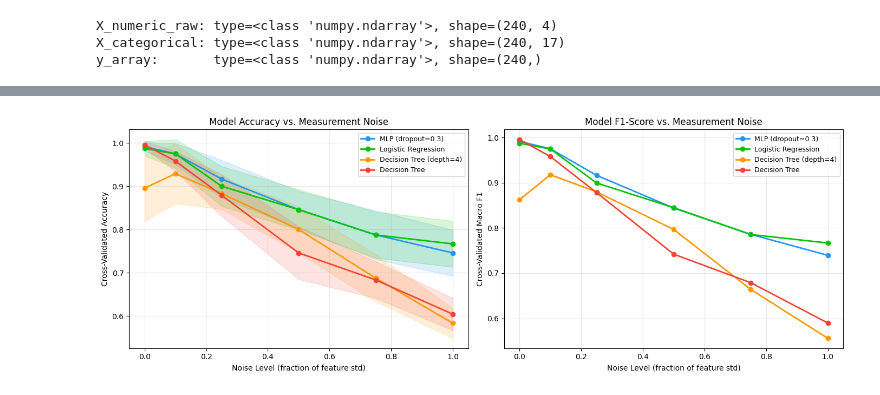
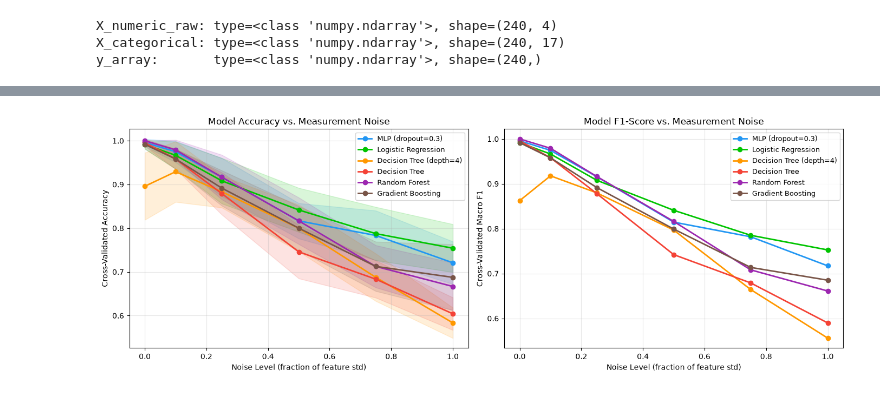
Before and after one commit to brianurban/stellar-classification-comparative-analysis, a Jupyter notebook: stellar_classification_comparative_analysis.ipynb, the cells around one changed output, grey strips where cells are left out. Drawn from its saved outputs; the diff is of its cells as text; code cells hidden in the pictures.

```diff
--- a/stellar_classification_comparative_analysis.ipynb
+++ b/stellar_classification_comparative_analysis.ipynb
@@ -210,7 +205,9 @@ def evaluate_models_cv(X_numeric, X_categorical, y, noise_level=0.0,
         'mlp': {'acc': [], 'f1': []},
         'logreg': {'acc': [], 'f1': []},
         'dtree_constrained': {'acc': [], 'f1': []},
-        'dtree_full': {'acc': [], 'f1': []}
+        'dtree_full': {'acc': [], 'f1': []},
+        'rf': {'acc': [], 'f1': []},
+        'gb': {'acc': [], 'f1': []}
     }
 
     for fold, (train_idx, test_idx) in enumerate(skf.split(X_numeric, y)):
@@ -228,14 +225,13 @@ def evaluate_models_cv(X_numeric, X_categorical, y, noise_level=0.0,
             X_num_train = add_gaussian_noise(X_num_train, noise_level, seed=fold)
             X_num_test = add_gaussian_noise(X_num_test, noise_level, seed=fold + 100)
 
-        # --- Combine noisy numeric + clean categorical ---
-        X_train_combined = np.hstack([X_num_train, X_cat_train])
-        X_test_combined = np.hstack([X_num_test, X_cat_test])
+        # --- Scale numeric features only, then concatenate with untouched categorical ---
+        scaler_fold = StandardScaler()
+        X_num_train_scaled = scaler_fold.fit_transform(X_num_train)
+        X_num_test_scaled = scaler_fold.transform(X_num_test)
 
-        # --- Standardize within each fold (fit on train only) ---
-        scaler_fold = StandardScaler()
-        X_train_scaled = scaler_fold.fit_transform(X_train_combined)
-        X_test_scaled = scaler_fold.transform(X_test_combined)
+        X_train_scaled = np.hstack([X_num_train_scaled, X_cat_train])
+        X_test_scaled = np.hstack([X_num_test_scaled, X_cat_test])
 
         # --- Logistic Regression ---
         lr = LogisticRegression(max_iter=1000, random_state=seed)
@@ -258,6 +254,24 @@ def evaluate_models_cv(X_numeric, X_categorical, y, noise_level=0.0,
         results['dtree_constrained']['acc'].append(accuracy_score(y_test_fold, dt_c_preds))
         results['dtree_constrained']['f1'].append(f1_score(y_test_fold, dt_c_preds, average='macro'))
 
+        # --- Random Forest ---
+        rf = RandomForestClassifier(
+            n_estimators=100, max_depth=None, random_state=seed, n_jobs=-1
+        )
+        rf.fit(X_train_scaled, y_train_fold)
+        rf_preds = rf.predict(X_test_scaled)
+        results['rf']['acc'].append(accuracy_score(y_test_fold, rf_preds))
+        results['rf']['f1'].append(f1_score(y_test_fold, rf_preds, average='macro'))
+
+        # --- Gradient Boosting ---
+        gb = GradientBoostingClassifier(
+            n_estimators=100, max_depth=3, learning_rate=0.1, random_state=seed
+        )
+        gb.fit(X_train_scaled, y_train_fold)
+        gb_preds = gb.predict(X_test_scaled)
+        results['gb']['acc'].append(accuracy_score(y_test_fold, gb_preds))
+        results['gb']['f1'].append(f1_score(y_test_fold, gb_preds, average='macro'))
+
         # --- MLP ---
         mlp_acc, mlp_f1 = train_eval_mlp(
             X_train_scaled, y_train_fold,
@@ -324,47 +340,51 @@ NOISE LEVEL: 0.1
 
 fig, axes = plt.subplots(1, 2, figsize=(14, 5))
 
-model_order = ['mlp', 'logreg', 'dtree_constrained', 'dtree_full']
+model_order = ['mlp', 'logreg', 'dtree_constrained', 'dtree_full', 'rf', 'gb']
 colors = {
     'mlp': '#2196F3',
     'logreg': '#00c400',
     'dtree_constrained': '#FF9800',
-    'dtree_full': '#F44336'
+    'dtree_full': '#F44336',
+    'rf': '#9C27B0',
+    'gb': '#795548'
 }
 labels = {
     'mlp': 'MLP (dropout=0.3)',
     'logreg': 'Logistic Regression',
     'dtree_constrained': 'Decision Tree (depth=4)',
-    'dtree_full': 'Decision Tree'
+    'dtree_full': 'Decision Tree',
+    'rf': 'Random Forest',
+    'gb': 'Gradient Boosting'
 }
 
 for model_name in model_order:
     acc_means = [np.mean(all_results[n][model_name]['acc']) for n in noise_levels]
     acc_stds = [np.std(all_results[n][model_name]['acc']) for n in noise_levels]
     f1_means = [np.mean(all_results[n][model_name]['f1']) for n in noise_levels]
 
     axes[0].plot(noise_levels, acc_means, '-o', color=colors[model_name],
                 label=labels[model_name], linewidth=2, markersize=6)
     axes[0].fill_between(noise_levels,
                          [m - s for m, s in zip(acc_means, acc_stds)],
                          [m + s for m, s in zip(acc_means, acc_stds)],
                          alpha=0.15, color=colors[model_name])
     axes[1].plot(noise_levels, f1_means, '-o', color=colors[model_name],
                  label=labels[model_name], linewidth=2, markersize=6)
 
 axes[0].set_xlabel('Noise Level (fraction of feature std)')
 axes[0].set_ylabel('Cross-Validated Accuracy')
 axes[0].set_title('Model Accuracy vs. Measurement Noise')
 axes[0].legend(fontsize=9)
 axes[0].grid(True, alpha=0.3)
 
 axes[1].set_xlabel('Noise Level (fraction of feature std)')
 axes[1].set_ylabel('Cross-Validated Macro F1')
 axes[1].set_title('Model F1-Score vs. Measurement Noise')
 axes[1].legend(fontsize=9)
 axes[1].grid(True, alpha=0.3)
 
 plt.tight_layout()
 plt.show()
 # %% [output]
-[figure, old version]
+[figure, new version]
```
Also changed, not shown: parts of 25 cells of this notebook.
